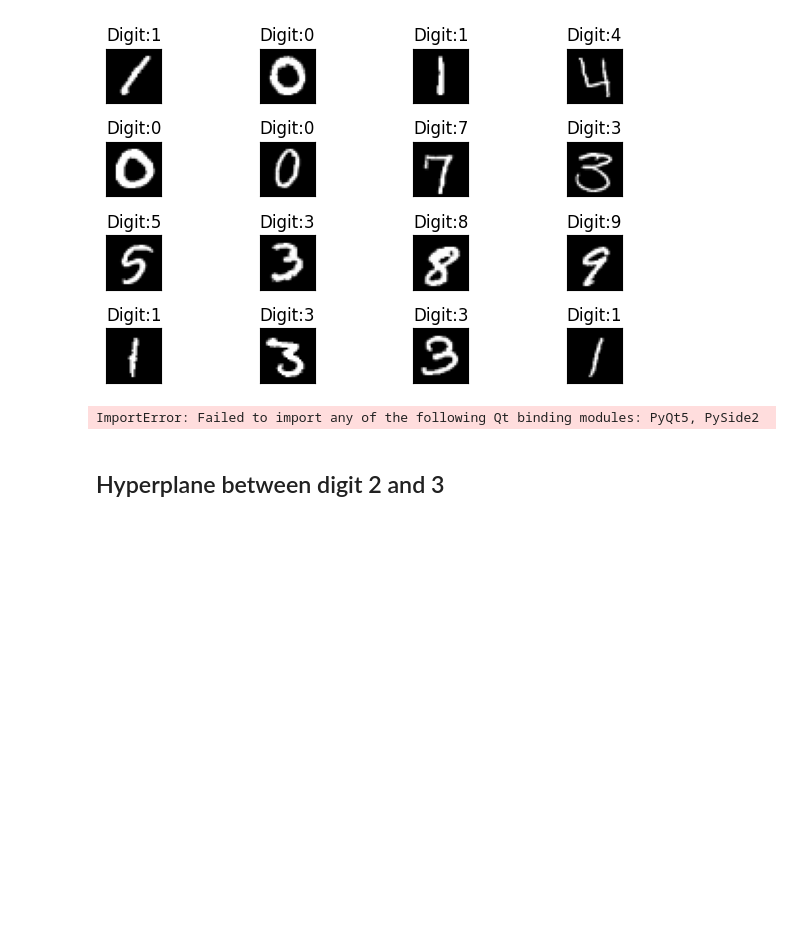
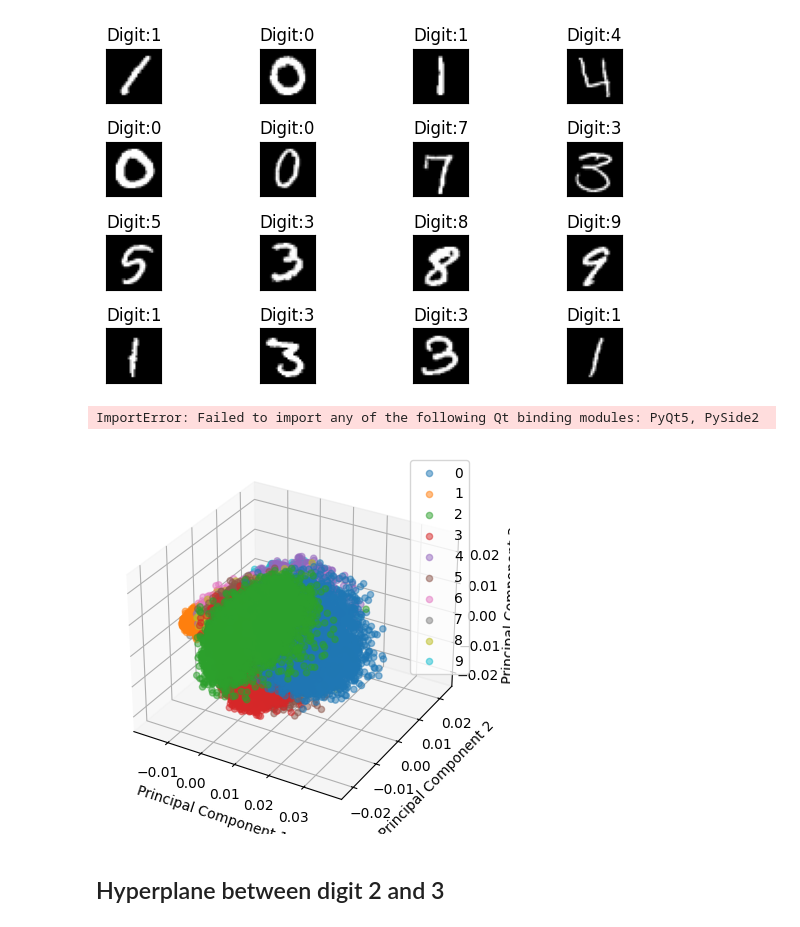
Before and after one commit to naoNao89/digitsSVM, a Jupyter notebook: SVM on Digits Recognization.ipynb, the cells around one changed output. Saved outputs shown, nothing was run; the diff lists cells and outputs as text; code cells hidden in the pictures; blank space fills up the shorter version.

```diff
--- a/SVM on Digits Recognization.ipynb
+++ b/SVM on Digits Recognization.ipynb
@@ -112,53 +106,43 @@ ImportError: Failed to import any of the following Qt binding modules: PyQt5, Py
 # %%
 import numpy as np
 from sklearn.decomposition import PCA
 import matplotlib.pyplot as plt
 from mpl_toolkits.mplot3d import Axes3D
 
 # Assuming X_train is a list of 25x25 pixel matrices and Y_train is the corresponding labels
 
-# Filter data points with labels 2 and 3
-X_filtered = X_train[np.logical_or(Y_train == 2, Y_train == 3)]
-Y_filtered = Y_train[np.logical_or(Y_train == 2, Y_train == 3)]
-
 # Flatten the pixel matrices
-X_train_flattened = [image.flatten() for image in X_filtered]
+X_train_flattened = [image.flatten() for image in X_train]
 
 # Convert lists to numpy arrays
 X_train_flattened = np.array(X_train_flattened)
-Y_filtered = np.array(Y_filtered)
+Y_train = np.array(Y_train)
 
 # Normalize inputs
 X_train_flattened = X_train_flattened / 255.0
 
-# Perform PCA with 3 components
+# Perform PCA
 pca = PCA(n_components=3)  # Project to 3 dimensions for visualization
 X_train_pca = pca.fit_transform(X_train_flattened)
 
 # Plot the transformed data
 fig = plt.figure()
 ax = fig.add_subplot(111, projection='3d')
-
-# Plot data points with label 2
-ax.scatter(X_train_pca[Y_filtered == 2, 0],
-           X_train_pca[Y_filtered == 2, 1],
-           X_train_pca[Y_filtered == 2, 2],
-           label='Label 2',
-           alpha=0.5)
-
-# Plot data points with label 3
-ax.scatter(X_train_pca[Y_filtered == 3, 0],
-           X_train_pca[Y_filtered == 3, 1],
-           X_train_pca[Y_filtered == 3, 2],
-           label='Label 3',
-           alpha=0.5)
-
+for label in np.unique(Y_train):
+    ax.scatter(X_train_pca[Y_train == label, 0],
+               X_train_pca[Y_train == label, 1],
+               X_train_pca[Y_train == label, 2],
+               label=str(label),
+               alpha=0.5)
 ax.set_xlabel('Principal Component 1')
 ax.set_ylabel('Principal Component 2')
 ax.set_zlabel('Principal Component 3')
 ax.legend()
 
+# You can now interactively zoom in/out and rotate the plot using your mouse.
 plt.show()
+# %% [output]
+[figure, added]
 # %% [markdown]
 ## Hyperplane between digit 2 and 3
 # %%
```
Also changed, not shown: parts of 7 cells of this notebook, 1 other file.
